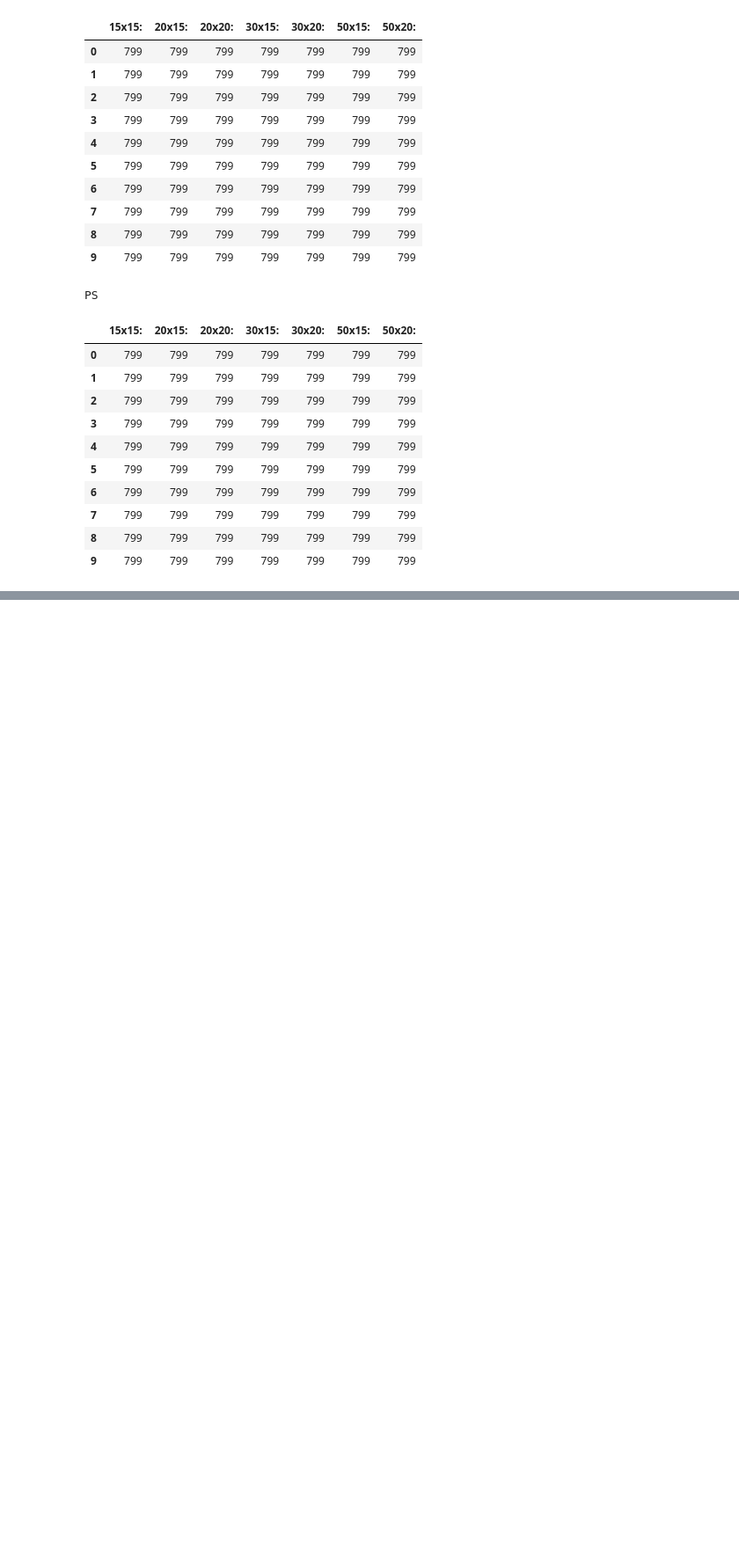
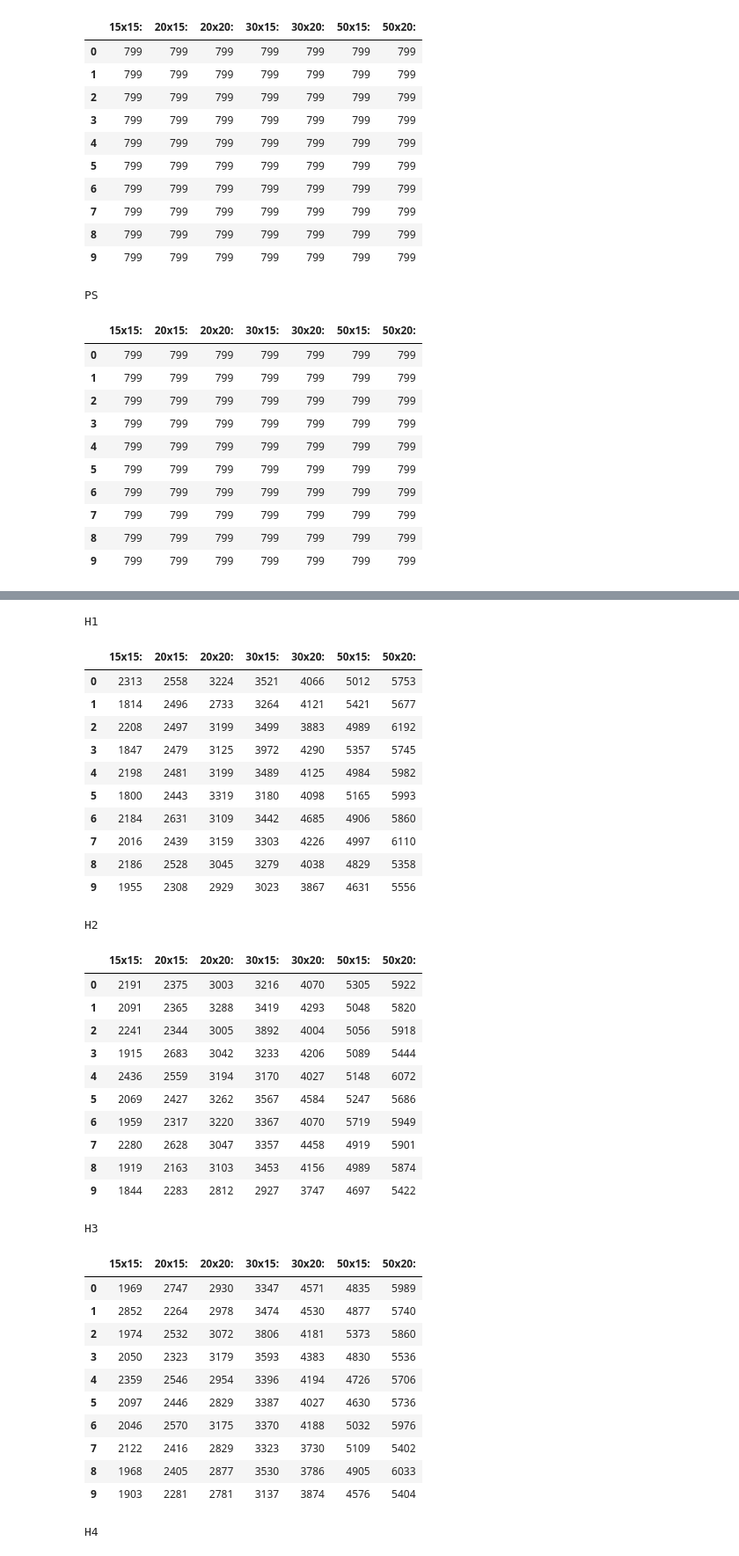
Before and after one commit to JoseGzz/Research-ITESM, a Jupyter notebook: reportes/Reporte_3.ipynb, the cells around one changed output, grey strips where cells are left out. Shown at 88% size. Saved outputs shown, nothing was run; the diff lists cells and outputs as text; code cells hidden in the pictures; blank space fills up the shorter version.

```diff
--- a/reportes/Reporte_3.ipynb
+++ b/reportes/Reporte_3.ipynb
@@ -279,3 +279,77 @@ The algorithm for now will run for some ~800 iterations, ~900 if we count the ca
 * 400 - 450: Best Move
 * 450 - 510: Sequential Search
 * ...
+# %%
+heuristics = ["H1", "H2", "H3", "H4"]
+files = ["JSSPH1_fN.csv", "JSSPH2_fN.csv", "JSSPH3_fN.csv", "JSSPH4_fN.csv"]
+directory = "../../data/hyperheuristics_first_run/"
+number_of_files = 7
+number_of_examples = 11
+all_dfs = {}
+makespans_dfs = {}
+iterations_dfs = {}
+
+string_columns.append("heuristic")
+
+for heuristic, file in zip(heuristics, files):
+    all_dfs[heuristic] = load_data(directory, file)
+    cast_types(all_dfs[heuristic], numeric_columns, string_columns)
+
+    makespans_dfs[heuristic] = pd.DataFrame()
+    iterations_dfs[heuristic] = pd.DataFrame()
+    for file in range(number_of_files):
+        values = []
+        iters = []
+        for example in range(10):
+            values.append(all_dfs[heuristic][file][example].loc[:, "best_makespan"].min())
+            iters.append(all_dfs[heuristic][file][example].shape[0])
+
+        column_name = "{0}x{1}:".format(int(all_dfs[heuristic][file][0].loc[0:1, "num_jobs"]),
+                                        int(all_dfs[heuristic][file][0].loc[0:1, "num_machines"]))
+
+        makespans_dfs[heuristic][column_name] = pd.Series(values)
+        iterations_dfs[heuristic][column_name] = pd.Series(iters)
+# %%
+from IPython.display import display
+
+for heuristic in heuristics:
+    print(heuristic)
+    display(makespans_dfs[heuristic].style.apply(highlight_min))
+# %% [output]
+H1
+|  | 15x15: | 20x15: | 20x20: | 30x15: | 30x20: | 50x15: | 50x20: |
+| 0 | 2313 | 2558 | 3224 | 3521 | 4066 | 5012 | 5753 |
+| 1 | 1814 | 2496 | 2733 | 3264 | 4121 | 5421 | 5677 |
+| 2 | 2208 | 2497 | 3199 | 3499 | 3883 | 4989 | 6192 |
+| 3 | 1847 | 2479 | 3125 | 3972 | 4290 | 5357 | 5745 |
+| 4 | 2198 | 2481 | 3199 | 3489 | 4125 | 4984 | 5982 |
+| 5 | 1800 | 2443 | 3319 | 3180 | 4098 | 5165 | 5993 |
+| 6 | 2184 | 2631 | 3109 | 3442 | 4685 | 4906 | 5860 |
+| 7 | 2016 | 2439 | 3159 | 3303 | 4226 | 4997 | 6110 |
+| 8 | 2186 | 2528 | 3045 | 3279 | 4038 | 4829 | 5358 |
+| 9 | 1955 | 2308 | 2929 | 3023 | 3867 | 4631 | 5556 |
+H2
+|  | 15x15: | 20x15: | 20x20: | 30x15: | 30x20: | 50x15: | 50x20: |
+| 0 | 2191 | 2375 | 3003 | 3216 | 4070 | 5305 | 5922 |
+| 1 | 2091 | 2365 | 3288 | 3419 | 4293 | 5048 | 5820 |
+| 2 | 2241 | 2344 | 3005 | 3892 | 4004 | 5056 | 5918 |
+| 3 | 1915 | 2683 | 3042 | 3233 | 4206 | 5089 | 5444 |
+| 4 | 2436 | 2559 | 3194 | 3170 | 4027 | 5148 | 6072 |
+| 5 | 2069 | 2427 | 3262 | 3567 | 4584 | 5247 | 5686 |
+| 6 | 1959 | 2317 | 3220 | 3367 | 4070 | 5719 | 5949 |
+| 7 | 2280 | 2628 | 3047 | 3357 | 4458 | 4919 | 5901 |
+| 8 | 1919 | 2163 | 3103 | 3453 | 4156 | 4989 | 5874 |
+| 9 | 1844 | 2283 | 2812 | 2927 | 3747 | 4697 | 5422 |
+H3
+|  | 15x15: | 20x15: | 20x20: | 30x15: | 30x20: | 50x15: | 50x20: |
+| 0 | 1969 | 2747 | 2930 | 3347 | 4571 | 4835 | 5989 |
+| 1 | 2852 | 2264 | 2978 | 3474 | 4530 | 4877 | 5740 |
+| 2 | 1974 | 2532 | 3072 | 3806 | 4181 | 5373 | 5860 |
+| 3 | 2050 | 2323 | 3179 | 3593 | 4383 | 4830 | 5536 |
+| 4 | 2359 | 2546 | 2954 | 3396 | 4194 | 4726 | 5706 |
+| 5 | 2097 | 2446 | 2829 | 3387 | 4027 | 4630 | 5736 |
+| 6 | 2046 | 2570 | 3175 | 3370 | 4188 | 5032 | 5976 |
+| 7 | 2122 | 2416 | 2829 | 3323 | 3730 | 5109 | 5402 |
+| 8 | 1968 | 2405 | 2877 | 3530 | 3786 | 4905 | 6033 |
+| 9 | 1903 | 2281 | 2781 | 3137 | 3874 | 4576 | 5404 |
+H4
```
Also changed, not shown: parts of 16 cells of this notebook.
